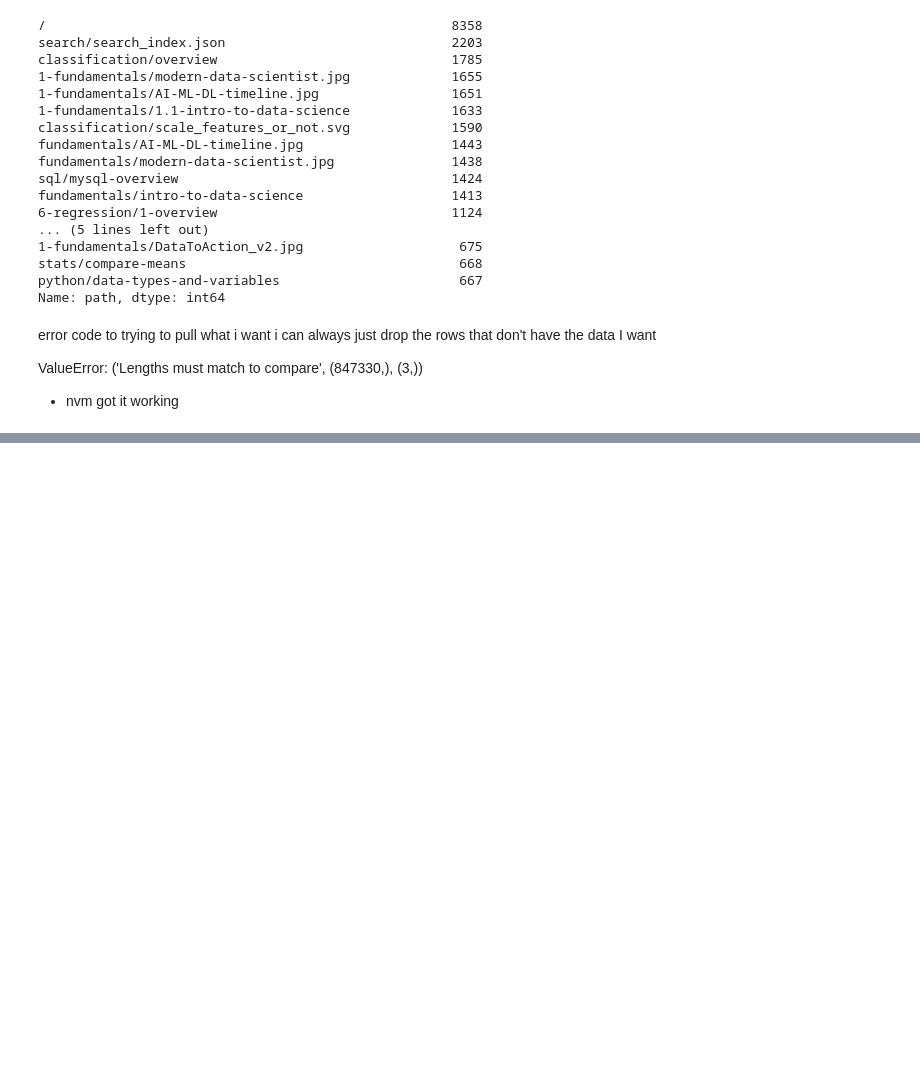
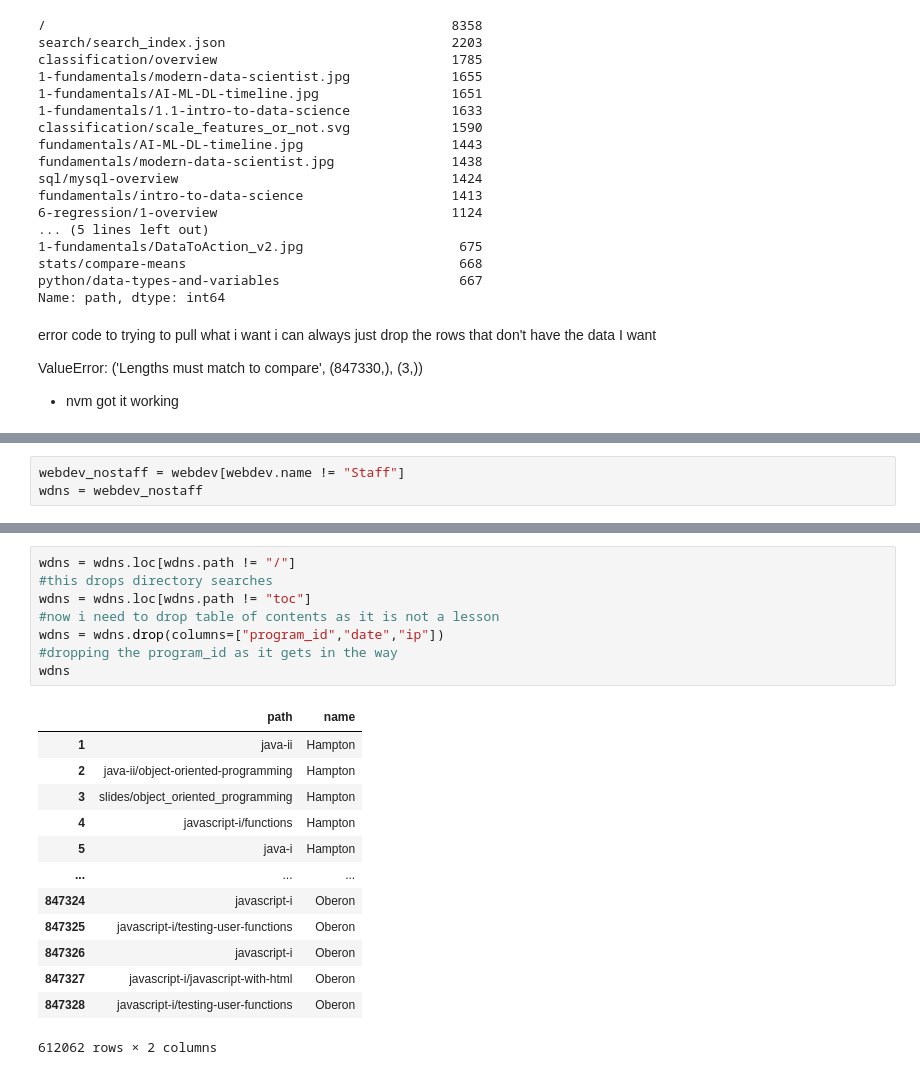
Before and after one commit to AACKV/anomaly_detection_project, a Jupyter notebook: Vscratch.ipynb, the cells around one changed output, grey strips where cells are left out. Saved outputs shown, nothing was run; the diff lists cells and outputs as text; blank space fills up the shorter version.

```diff
--- a/Vscratch.ipynb
+++ b/Vscratch.ipynb
@@ -332,0 +552,3 @@ ValueError: ('Lengths must match to compare', (847330,), (3,))
+# %%
+webdev_nostaff = webdev[webdev.name != "Staff"]
+wdns = webdev_nostaff
@@ -332,0 +575,22 @@ ValueError: ('Lengths must match to compare', (847330,), (3,))
+# %%
+wdns = wdns.loc[wdns.path != "/"]
+#this drops directory searches
+wdns = wdns.loc[wdns.path != "toc"]
+#now i need to drop table of contents as it is not a lesson
+wdns = wdns.drop(columns=["program_id","date","ip"])
+#dropping the program_id as it gets in the way
+wdns
+# %% [output]
+|  | path | name |
+| 1 | java-ii | Hampton |
+| 2 | java-ii/object-oriented-programming | Hampton |
+| 3 | slides/object_oriented_programming | Hampton |
+| 4 | javascript-i/functions | Hampton |
+| 5 | java-i | Hampton |
+| ... | ... | ... |
+| 847324 | javascript-i | Oberon |
+| 847325 | javascript-i/testing-user-functions | Oberon |
+| 847326 | javascript-i | Oberon |
+| 847327 | javascript-i/javascript-with-html | Oberon |
+| 847328 | javascript-i/testing-user-functions | Oberon |
+612062 rows × 2 columns
```
Also changed, not shown: parts of 37 cells of this notebook.
